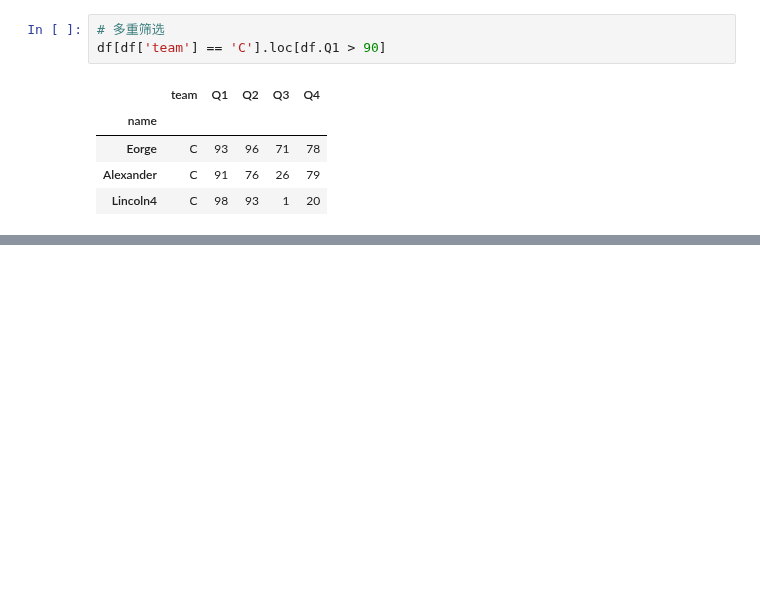
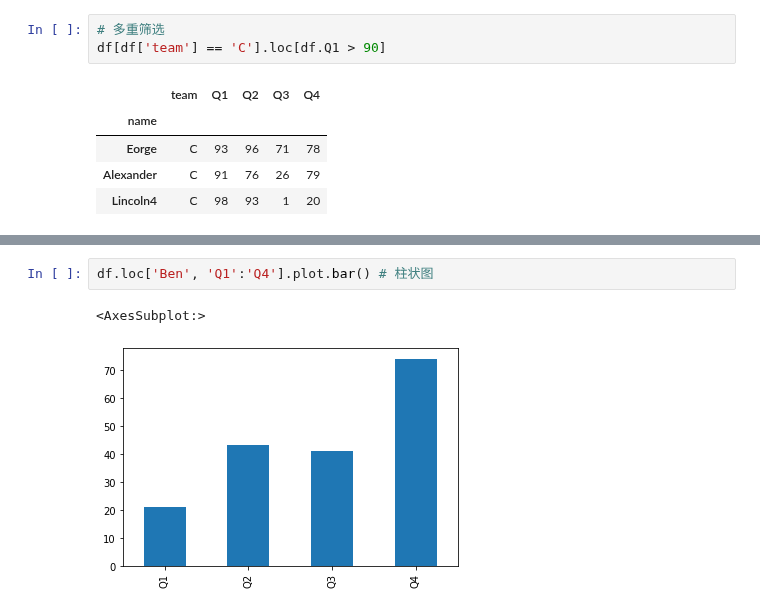
Before and after one commit to Yellow-BringtEast/python-study, a Jupyter notebook: pandas/chapter_one.ipynb, the cells around one changed output, grey strips where cells are left out. Drawn from its saved outputs; the diff is of its cells as text; blank space fills up the shorter version.

```diff
--- a/pandas/chapter_one.ipynb
+++ b/pandas/chapter_one.ipynb
@@ -273,0 +531,5 @@ df[df['team'] == 'C'].loc[df.Q1 > 90]
+# %%
+df.loc['Ben', 'Q1':'Q4'].plot.bar() # 柱状图
+# %% [output]
+<AxesSubplot:>
+[figure, added]
```
Also changed, not shown: parts of 21 cells of this notebook.
